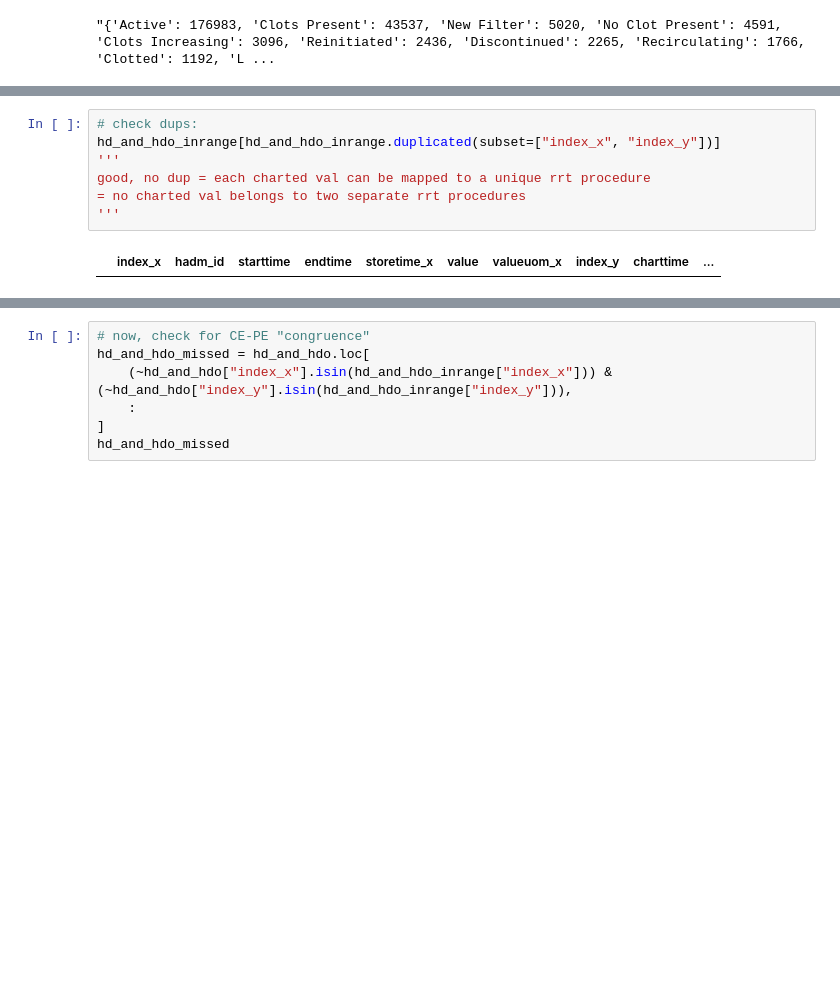
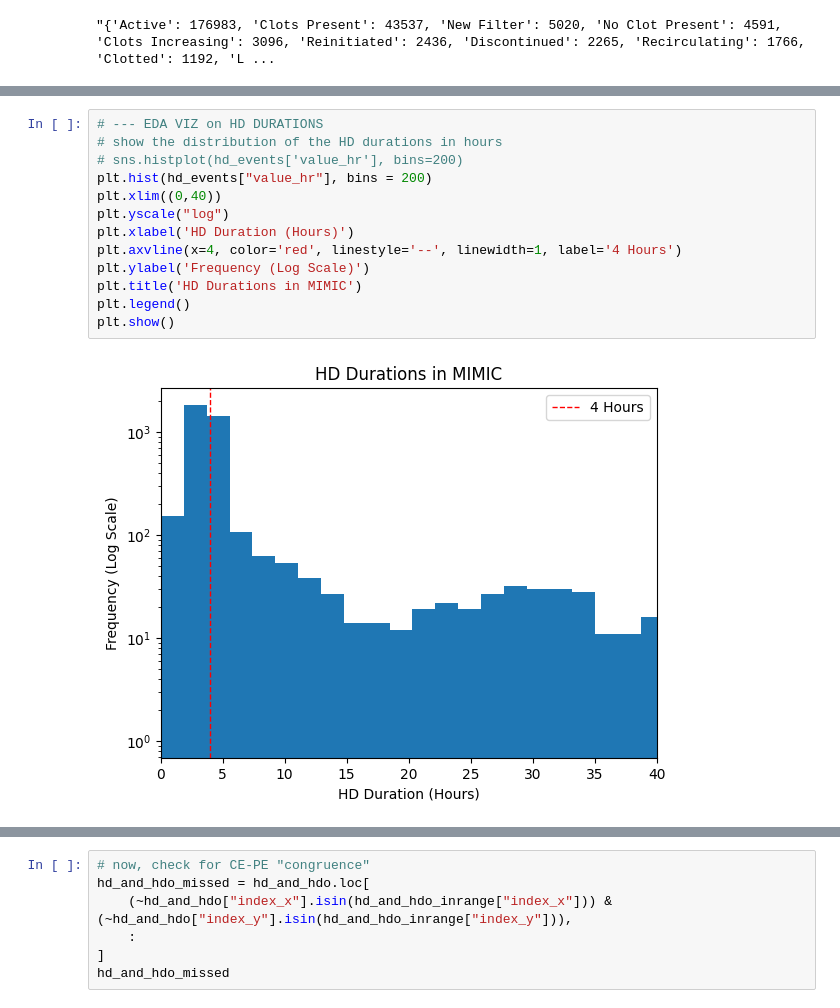
Before and after one commit to oldsandiaz/mimicclif, a Jupyter notebook: code/mimic-to-clif.ipynb, the cells around one changed output, grey strips where cells are left out. Drawn from its saved outputs; the diff is of its cells as text; blank space fills up the shorter version.

```diff
--- a/code/mimic-to-clif.ipynb
+++ b/code/mimic-to-clif.ipynb
@@ -1803,9 +1780,15 @@ hd_and_hdo_inrange
-# %%
-# check dups:
-hd_and_hdo_inrange[hd_and_hdo_inrange.duplicated(subset=["index_x", "index_y"])]
-'''
-good, no dup = each charted val can be mapped to a unique rrt procedure
-= no charted val belongs to two separate rrt procedures
-'''
-# %% [output]
-|  | index_x | hadm_id | starttime | endtime | storetime_x | value | valueuom_x | index_y | charttime | ... |
+# %%
+# --- EDA VIZ on HD DURATIONS
+# show the distribution of the HD durations in hours
+# sns.histplot(hd_events['value_hr'], bins=200)
+plt.hist(hd_events["value_hr"], bins = 200)
+plt.xlim((0,40))
+plt.yscale("log")
+plt.xlabel('HD Duration (Hours)')
+plt.axvline(x=4, color='red', linestyle='--', linewidth=1, label='4 Hours')
+plt.ylabel('Frequency (Log Scale)')
+plt.title('HD Durations in MIMIC')
+plt.legend()
+plt.show()
+# %% [output]
+[figure, added]
```
Also changed, not shown: parts of 16 cells of this notebook.
